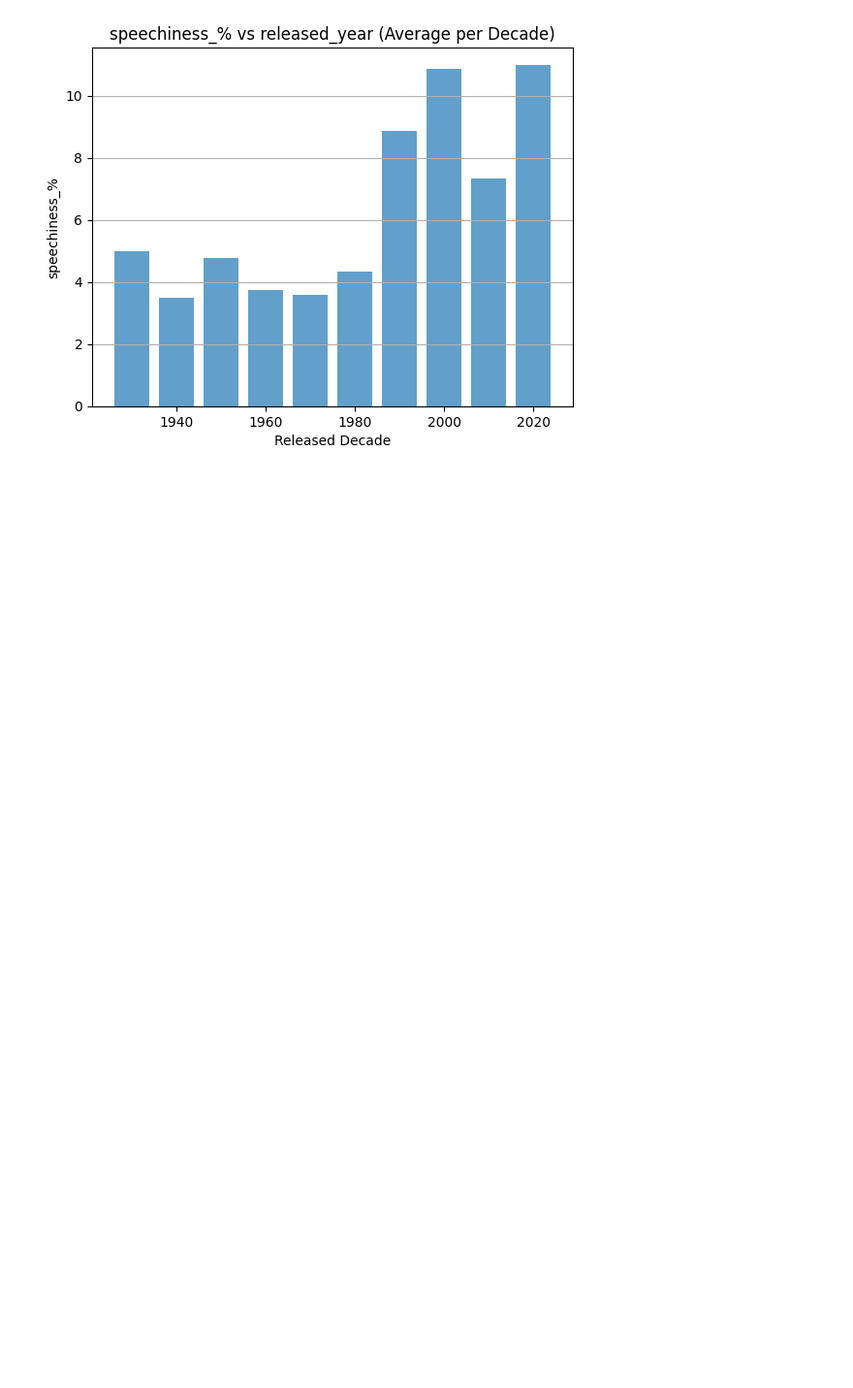
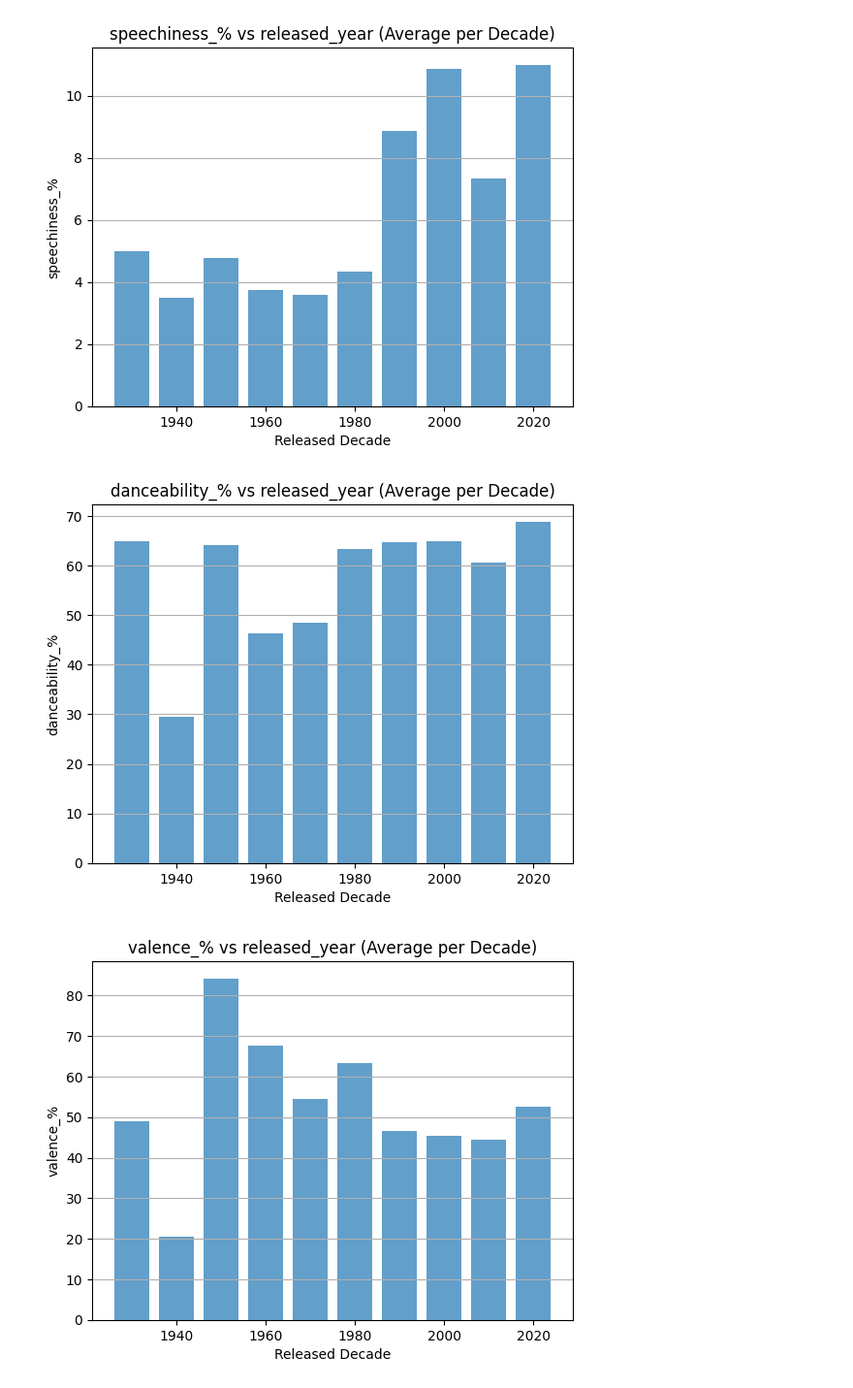
Before and after one commit to tomuzca/Music_And_Entertainment-master, a Jupyter notebook: explorer.ipynb, the cells around one changed output. Shown at 97% size. Drawn from its saved outputs; the diff is of its cells as text; code cells hidden in the pictures; blank space fills up the shorter version.

```diff
--- a/explorer.ipynb
+++ b/explorer.ipynb
@@ -102,3 +101,25 @@ plt.grid(axis='y')  # Mostrar rejilla solo en el eje Y para mayor claridad
 plt.show()
 # %% [output]
 [figure]
+# %%
+import matplotlib.pyplot as plt
+import numpy as np
+
+columns_to_plot = ["danceability_%", "valence_%", "acousticness_%", "instrumentalness_%", "liveness_%", "speechiness_%"]
+
+
+for column in columns_to_plot:
+
+    decades = np.floor(spotify_2023["released_year"] / 10) * 10
+    grouped_data = spotify_2023.groupby(decades)[column].mean()
+
+
+    plt.bar(grouped_data.index, grouped_data.values, width=8, alpha=0.7)
+    plt.title(f"{column} vs released_year (Average per Decade)")
+    plt.xlabel("Released Decade")
+    plt.ylabel(column)
+    plt.grid(axis='y')
+    plt.show()
+# %% [output]
+[figure, added]
+[figure, added]
```
Also changed, not shown: parts of 4 cells of this notebook.
